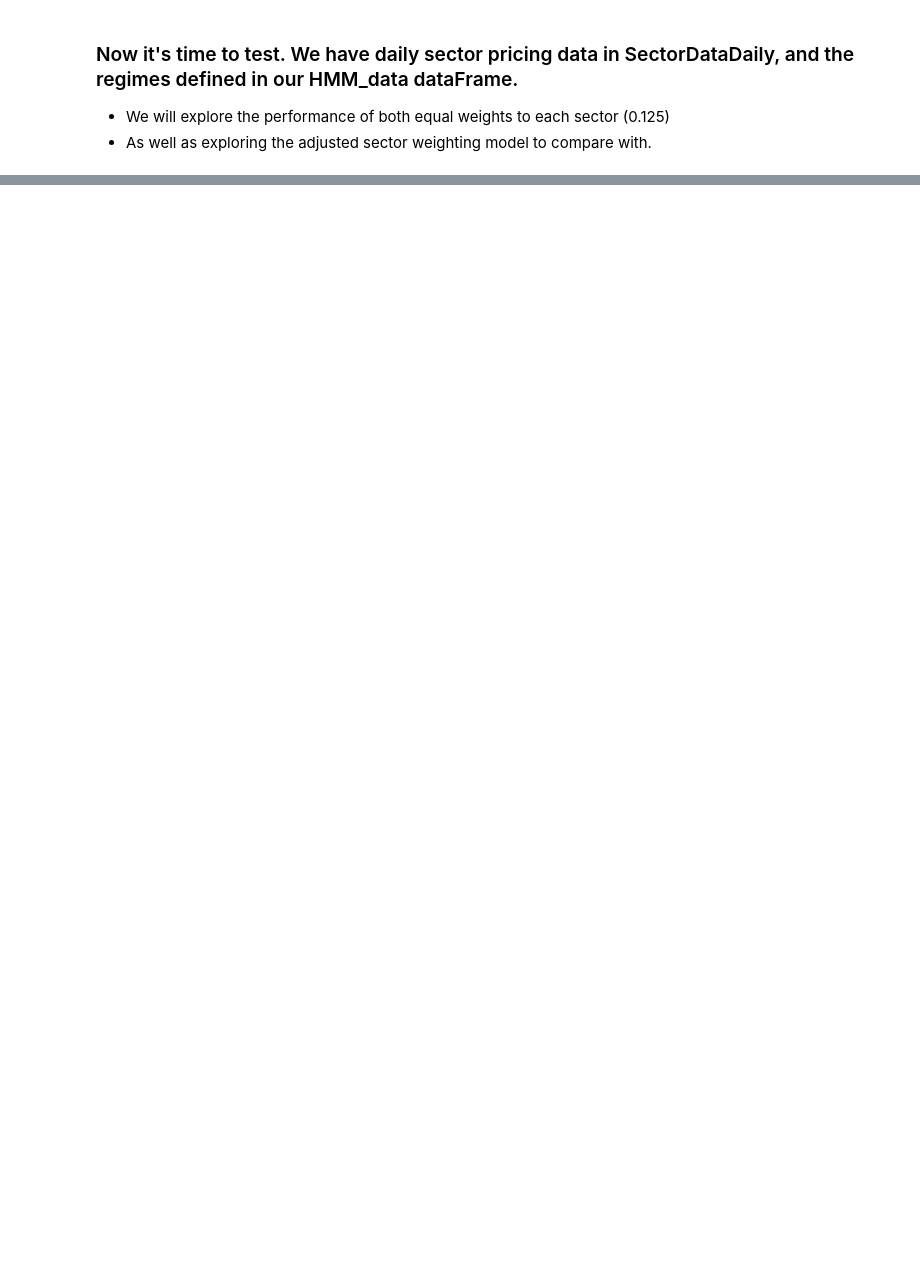
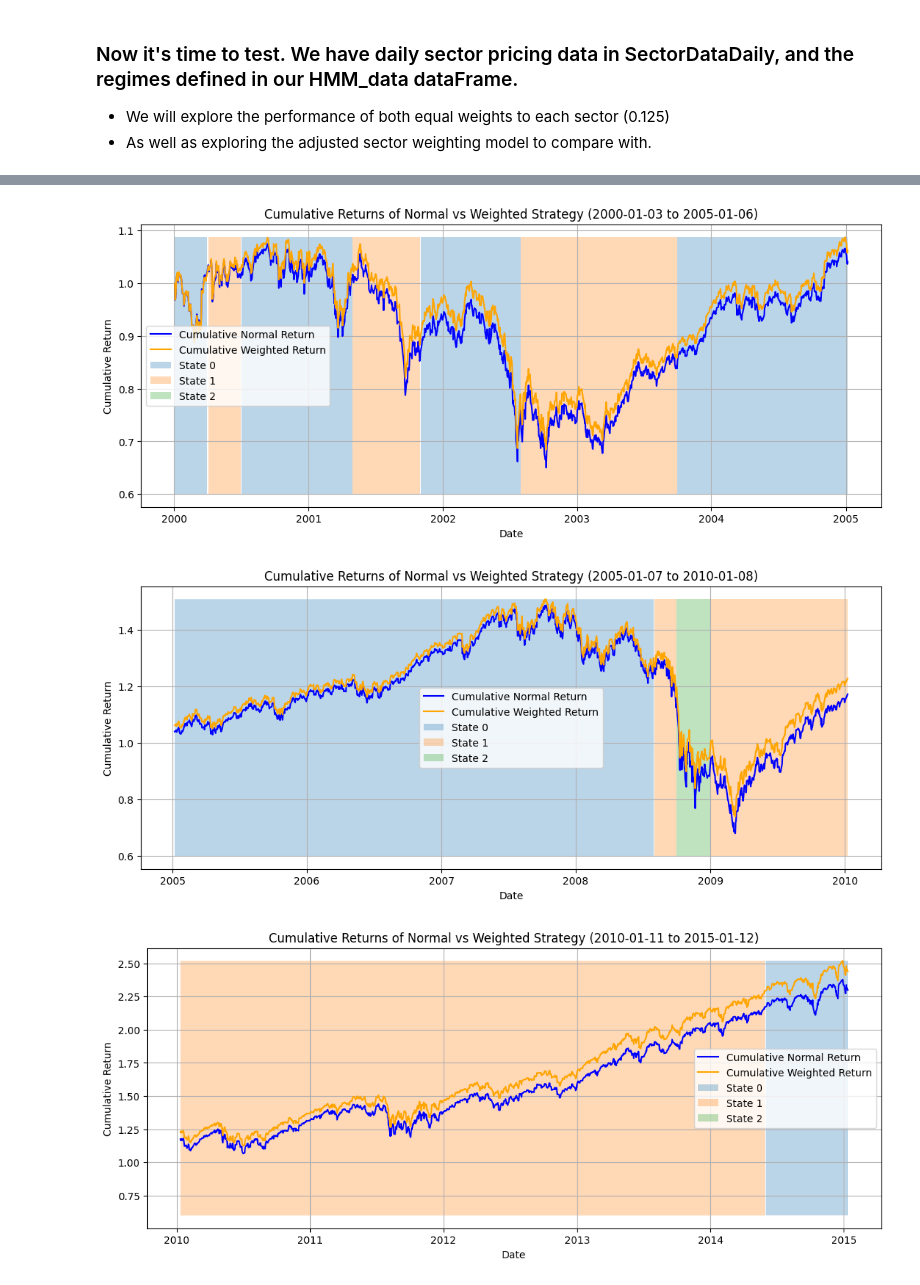
Before and after one commit to JackDamato/IC-Quant-Final-Project, a Jupyter notebook: JackDamatoFinal.ipynb, the cells around one changed output, grey strips where cells are left out. Cells and saved outputs as stored; diff of their text form; code cells hidden in the pictures; blank space fills up the shorter version.

```diff
--- a/JackDamatoFinal.ipynb
+++ b/JackDamatoFinal.ipynb
@@ -835,0 +949,32 @@ regime_ratios
+# %%
+# Graph Cumulative returns in groups of 5 years (first 5 groups only)
+for i in range(0, min(5 * 5 * 252, len(sectors_df_daily)), 5 * 252):
+    max_height = max(
+        sectors_df_daily["Cumulative Normal Return"][i:i + 5 * 252].max(),
+        sectors_df_daily["Cumulative Weighted Return"][i:i + 5 * 252].max()
+    )
+
+    plt.figure(figsize=(13, 5))
+    plt.plot(sectors_df_daily.index[i:i + 5 * 252], sectors_df_daily["Cumulative Normal Return"][i:i + 5 * 252], label="Cumulative Normal Return", color="blue")
+    plt.plot(sectors_df_daily.index[i:i + 5 * 252], sectors_df_daily["Cumulative Weighted Return"][i:i + 5 * 252], label="Cumulative Weighted Return", color="orange")
+
+    for j in range(3):
+        plt.fill_between(
+            sectors_df_daily.index[i:i + 5 * 252],
+            0.6,
+            max_height,
+            where=(sectors_df_daily["State"][i:i + 5 * 252] == j),
+            alpha=0.3,
+            label=f"State {j}"
+        )
+
+    plt.title(f"Cumulative Returns of Normal vs Weighted Strategy ({sectors_df_daily.index[i].date()} to {sectors_df_daily.index[min(i + 5 * 252 - 1, len(sectors_df_daily) - 1)].date()})")
+    plt.xlabel("Date")
+    plt.ylabel("Cumulative Return")
+    plt.legend()
+    plt.grid()
+    plt.show()
+# %% [output]
+[figure, added]
+[figure, added]
+[figure, added]
```
Also changed, not shown: parts of 6 cells of this notebook.
